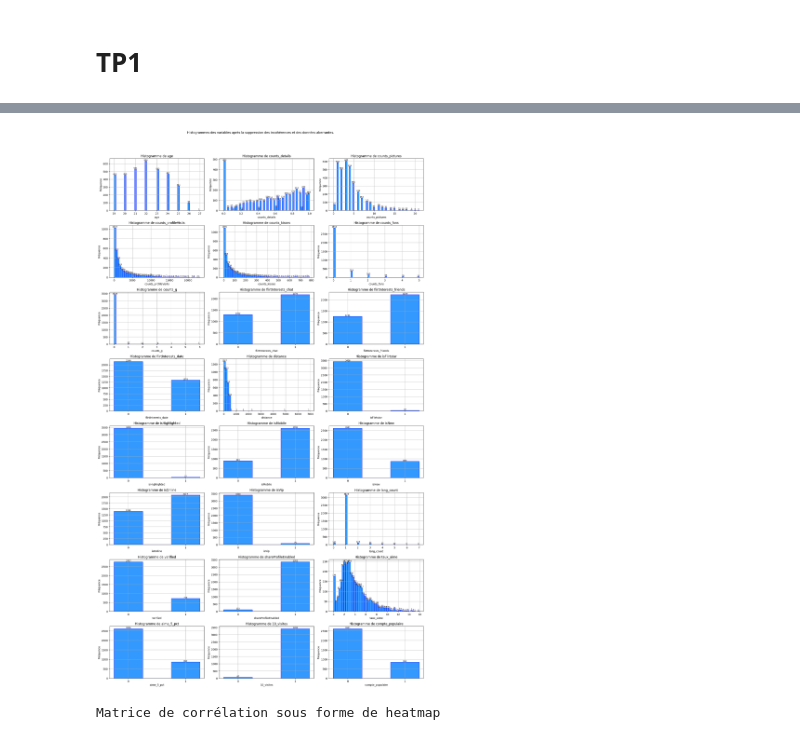
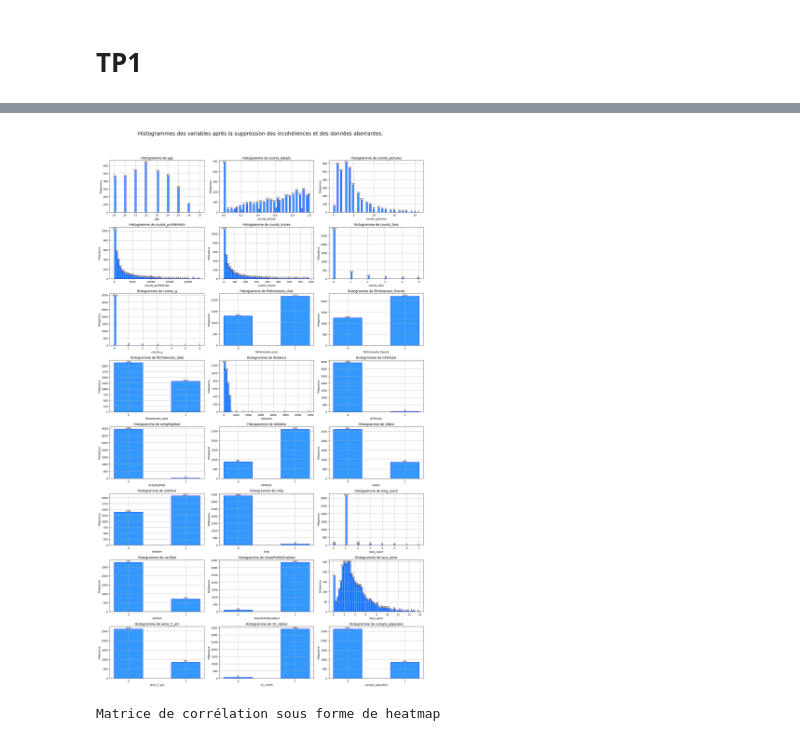
Before and after one commit to KevenJAntenor/Distributed-Systems, a Jupyter notebook: tp1.ipynb, the cells around one changed output, grey strips where cells are left out. Saved outputs shown, nothing was run; the diff lists cells and outputs as text; code cells hidden in the pictures.

```diff
--- a/tp1.ipynb
+++ b/tp1.ipynb
@@ -24,7 +24,7 @@ def loadData(file):
     # Convertir les colonnes booléennes en valeurs binaires (1 pour True, 0 pour False)
     data[colonnes_boolean] = data[colonnes_boolean].astype(int)
 
-    # Convertir les colonnes 'counts_profileVisits' et 'counts_kisses' en numériques
+    # Convertir les colonnes numériques
     data['age'] = pd.to_numeric(data['age'], errors='coerce')
     data['counts_details'] = pd.to_numeric(data['counts_details'], errors='coerce')
     data['counts_pictures'] = pd.to_numeric(data['counts_pictures'], errors='coerce')
@@ -56,11 +56,6 @@ dataset_unique = dataset[~dataset['pictureId'].duplicated() | dataset['pictureId
 # Affecter les résultats uniques au jeu de données d'origine
 dataset = dataset_unique.copy()
 
-# CRÉATION DE NOUVELLES CARACTÉRISTIQUES :
-
-# Calculer le taux de bisous par visite et arrondir à deux décimales
-dataset['taux_aime'] = (dataset['counts_kisses'] / dataset['counts_profileVisits'] * 100).round(2)
-
 # CONVERSION DES DONNÉES BINAIRES :
 
 # Mapping des valeurs
@@ -75,6 +70,11 @@ dataset['flirtInterests_friends'] = pd.to_numeric(dataset['flirtInterests_friend
 
 dataset['flirtInterests_date'] = dataset['flirtInterests_date'].replace(mapping)
 dataset['flirtInterests_date'] = pd.to_numeric(dataset['flirtInterests_date'], errors='coerce')
+
+# CRÉATION DE NOUVELLES CARACTÉRISTIQUES :
+
+# Calculer le taux de bisous par visite et arrondir à deux décimales
+dataset['taux_aime'] = (dataset['counts_kisses'] / dataset['counts_profileVisits'] * 100).round(2)
 
 # DISCRÉTISATION
 
@@ -97,7 +97,7 @@ print(dataset.head())
 
 print("\n")
 
-# TOTAL
+# TOTAUX
 
 # Compter combien de fois "populaire" apparaît dans la colonne compte_populaire
 count_populaire = dataset['compte_populaire'].value_counts().get(1, 0)
@@ -114,18 +114,6 @@ print(f'Nombre de "plus_10_visites": {count_plus_10_visites}')
 count_plus_5_pct_aime = dataset['aime_5_pct'].value_counts().get(1, 0)
 
 print(f'Nombre de "plus_5_pct_aime": {count_plus_5_pct_aime}')
-
-# Créer un DataFrame à partir du dataset
-df = pd.DataFrame(dataset)
-
-# Imprimer le type de données de la colonne 'compte_populaire'
-print(df['compte_populaire'].dtype)
-
-# Créer un DataFrame à partir du dataset
-df = pd.DataFrame(dataset)
-
-# Imprimer le type de données de la colonne 'isVip'
-print(df['isVip'].dtype)
 # %% [output]
              gender  genderLooking   age  counts_details  counts_pictures  \
 name
@@ -156,7 +144,7 @@ def afficher_histogrammes(dataset, titre):
 
     # Ajuster la taille de la figure pour afficher les histogrammes
     plt.figure(figsize=(18, 40))  # Taille ajustée à 18x40 pouces pour chaque histogramme
-    plt.suptitle(titre, y=1.02, fontsize=12)  # Ajouter un titre en haut avec un petit espacement
+    plt.suptitle(titre, y=1.02, fontsize=20)  # Ajouter un titre en haut avec un petit espacement
 
     # Itérer sur chaque colonne sélectionnée du dataset
     for i, col in enumerate(colonnes_numeriques):
@@ -177,7 +165,7 @@ def afficher_histogrammes(dataset, titre):
         plt.ylabel('Fréquence', fontsize=10)
         plt.grid(True)
 
-        # Afficher le nombre total au sommet de chaque barre (uniquement si différent de zéro)
+        # Afficher le nombre total au sommet de chaque barre (uniquement si différent de zéro).
         for count, x in zip(counts, bins):
             if count != 0:
                 ax.text(x + (bins[1] - bins[0]) / 2, count + 0.5, int(count), ha='center', va='bottom', fontsize=8, color='black')
@@ -233,38 +221,38 @@ def afficher_histogrammes(dataset, titre):
 
     # Ajuster la taille de la figure pour afficher les histogrammes
     plt.figure(figsize=(18, 40))  # Taille ajustée à 18 pouces de largeur et 40 pouces de hauteur pour chaque histogramme
-    plt.suptitle(titre, y=1.02, fontsize=12)  # Ajouter un titre en haut avec un petit espacement
+    plt.suptitle(titre, y=1.02, fontsize=20)  # Ajouter un titre en haut avec un petit espacement
 
     # Itérer sur chaque colonne sélectionnée du dataset
     for i, col in enumerate(colonnes_numeriques):
         # Créer un subplot pour chaque histogramme
         ax = plt.subplot(11, 3, i + 1)  # Utilisation de 11 lignes et 3 colonnes pour organiser les sous-graphiques
 
         # Vérifier si la colonne est binaire (0 ou 1)
         if dataset[col].nunique() == 2 and set(dataset[col].unique()) == {0, 1}:
             # Dessiner l'histogramme avec des barres bleues
             counts, bins, _ = ax.hist(dataset[col], bins=[-0.25, 0.25, 0.75, 1.25], color='#3399FF', edgecolor='blue', align='mid')
             plt.xticks([0, 1], ['0', '1'])  # Étiqueter l'axe des x avec 0 et 1
         else:
             # Dessiner l'histogramme avec des barres bleues
             counts, bins, _ = ax.hist(dataset[col], bins=50, color='#3399FF', edgecolor='blue')
 
         plt.title(f'Histogramme de {col}', fontsize=12)
         plt.xlabel(col, fontsize=10)
         plt.ylabel('Fréquence', fontsize=10)
         plt.grid(True)
 
         # Afficher le total de chaque barre au sommet (uniquement si ce n'est pas zéro)
         for count, x in zip(counts, bins):
             if count != 0:
                 ax.text(x + (bins[1] - bins[0]) / 2, count + 0.5, int(count), ha='center', va='bottom', fontsize=8, color='black')
 
     plt.tight_layout()
     plt.show()
 
 afficher_histogrammes(dataset, "Histogrammes des variables après la suppression des incohérences et des données aberrantes.")
 # %% [output]
-[figure, old version]
+[figure, new version]
 # %%
 # NORMALISATION
 
```
Also changed, not shown: parts of 2 cells of this notebook.
